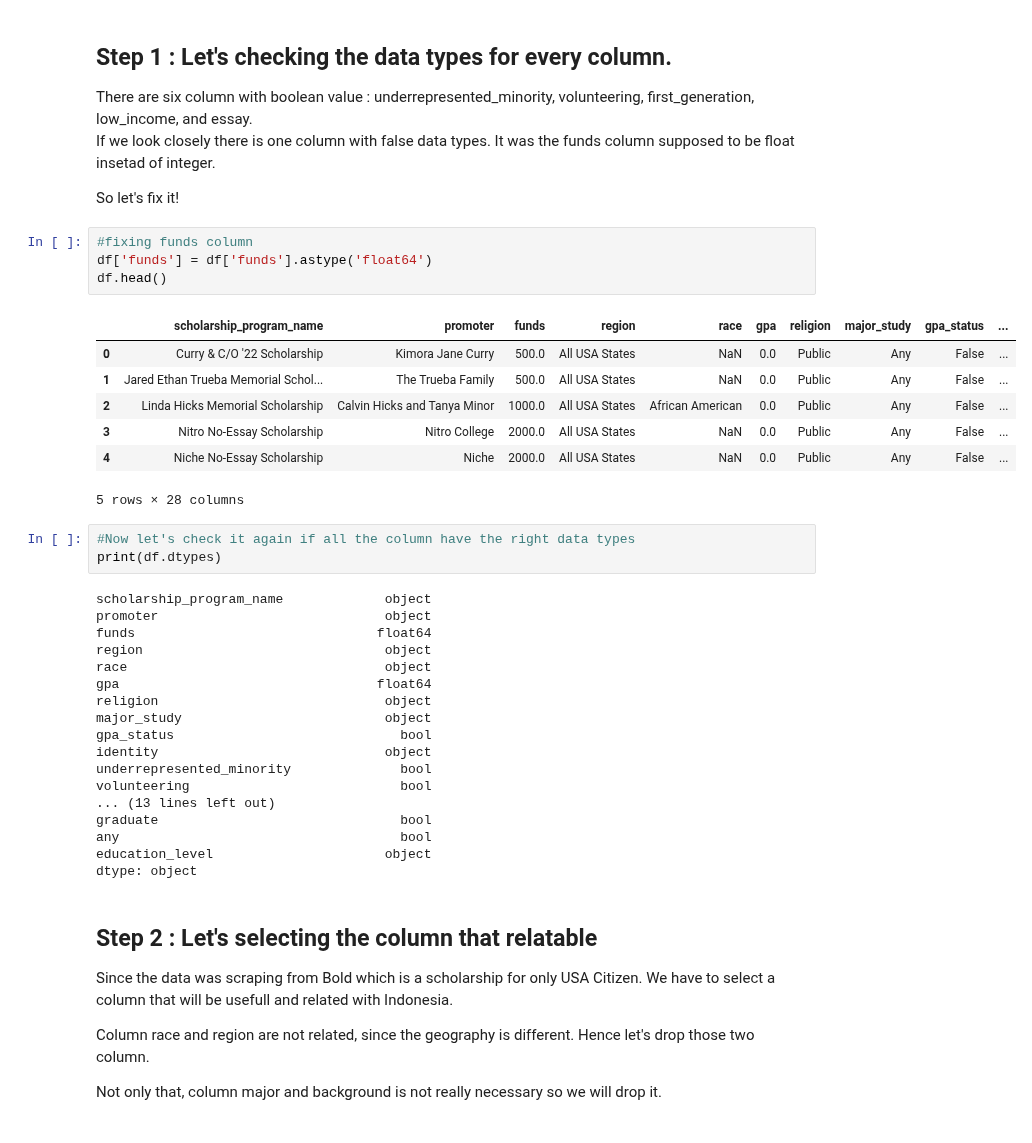
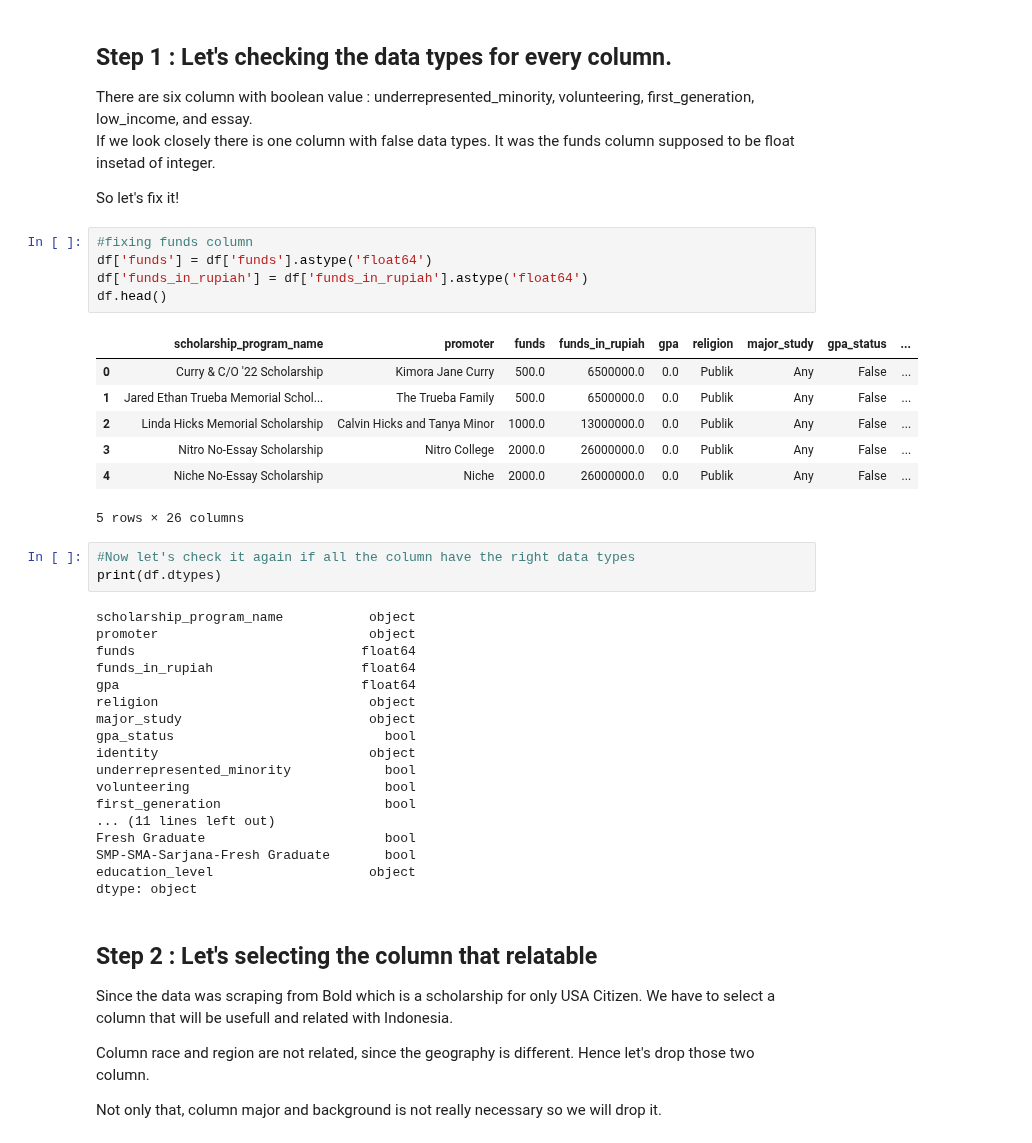
Before and after one commit to kshwg/capstone2023, a Jupyter notebook: Preprocessing.ipynb, the cells around one changed output. Cells and saved outputs as stored; diff of their text form.

```diff
--- a/Preprocessing.ipynb
+++ b/Preprocessing.ipynb
@@ -46,35 +46,36 @@ So let's fix it!
 # %%
 #fixing funds column
 df['funds'] = df['funds'].astype('float64')
+df['funds_in_rupiah'] = df['funds_in_rupiah'].astype('float64')
 df.head()
 # %% [output]
-|  | scholarship_program_name | promoter | funds | region | race | gpa | religion | major_study | gpa_status | ... |
-| 0 | Curry & C/O '22 Scholarship | Kimora Jane Curry | 500.0 | All USA States | NaN | 0.0 | Public | Any | False | ... |
-| 1 | Jared Ethan Trueba Memorial Schol... | The Trueba Family | 500.0 | All USA States | NaN | 0.0 | Public | Any | False | ... |
-| 2 | Linda Hicks Memorial Scholarship | Calvin Hicks and Tanya Minor | 1000.0 | All USA States | African American | 0.0 | Public | Any | False | ... |
-| 3 | Nitro No-Essay Scholarship | Nitro College | 2000.0 | All USA States | NaN | 0.0 | Public | Any | False | ... |
-| 4 | Niche No-Essay Scholarship | Niche | 2000.0 | All USA States | NaN | 0.0 | Public | Any | False | ... |
+|  | scholarship_program_name | promoter | funds | funds_in_rupiah | gpa | religion | major_study | gpa_status | ... |
+| 0 | Curry & C/O '22 Scholarship | Kimora Jane Curry | 500.0 | 6500000.0 | 0.0 | Publik | Any | False | ... |
+| 1 | Jared Ethan Trueba Memorial Schol... | The Trueba Family | 500.0 | 6500000.0 | 0.0 | Publik | Any | False | ... |
+| 2 | Linda Hicks Memorial Scholarship | Calvin Hicks and Tanya Minor | 1000.0 | 13000000.0 | 0.0 | Publik | Any | False | ... |
+| 3 | Nitro No-Essay Scholarship | Nitro College | 2000.0 | 26000000.0 | 0.0 | Publik | Any | False | ... |
+| 4 | Niche No-Essay Scholarship | Niche | 2000.0 | 26000000.0 | 0.0 | Publik | Any | False | ... |
-5 rows × 28 columns
+5 rows × 26 columns
 # %%
 #Now let's check it again if all the column have the right data types
 print(df.dtypes)
 # %% [output]
-scholarship_program_name             object
-promoter                             object
-funds                               float64
-region                               object
-race                                 object
-gpa                                 float64
-religion                             object
-major_study                          object
-gpa_status                             bool
-identity                             object
-underrepresented_minority              bool
-volunteering                           bool
-... (13 lines left out)
-graduate                               bool
-any                                    bool
-education_level                      object
+scholarship_program_name           object
+promoter                           object
+funds                             float64
+funds_in_rupiah                   float64
+gpa                               float64
+religion                           object
+major_study                        object
+gpa_status                           bool
+identity                           object
+underrepresented_minority            bool
+volunteering                         bool
+first_generation                     bool
+... (11 lines left out)
+Fresh Graduate                       bool
+SMP-SMA-Sarjana-Fresh Graduate       bool
+education_level                    object
 dtype: object
 # %% [markdown]
 ## Step 2 : Let's selecting the column that relatable
```
Also changed, not shown: parts of 23 cells of this notebook.
